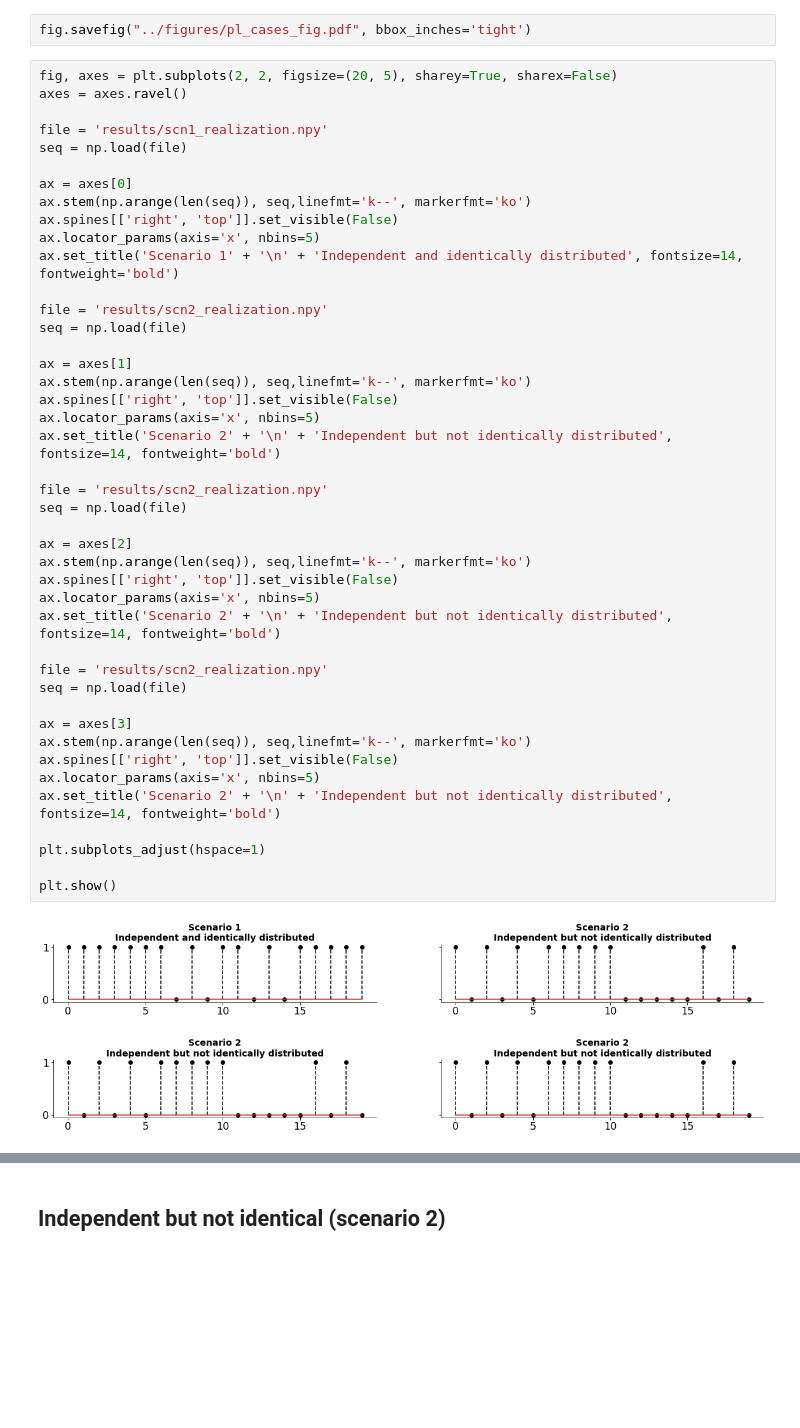
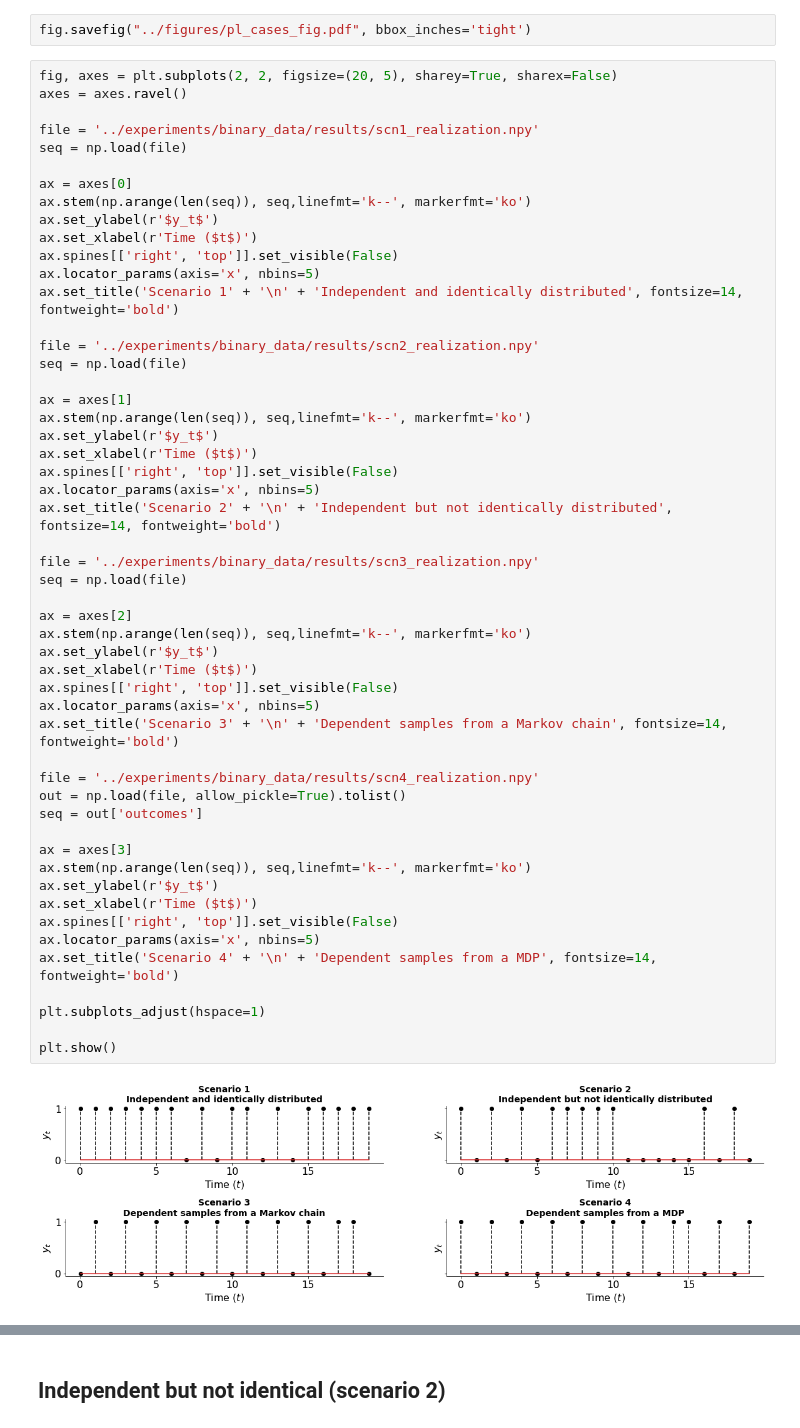
Before and after one commit to YuxinB/ProL, a Jupyter notebook: notebooks/0-final_figures.ipynb, the cells around one changed output, grey strips where cells are left out. Drawn from its saved outputs; the diff is of its cells as text; blank space fills up the shorter version.

```diff
--- a/notebooks/0-final_figures.ipynb
+++ b/notebooks/0-final_figures.ipynb
@@ -103,44 +103,53 @@ fig.savefig("../figures/pl_cases_fig.pdf", bbox_inches='tight')
 fig, axes = plt.subplots(2, 2, figsize=(20, 5), sharey=True, sharex=False)
 axes = axes.ravel()
 
-file = 'results/scn1_realization.npy'
+file = '../experiments/binary_data/results/scn1_realization.npy'
 seq = np.load(file)
 
 ax = axes[0]
 ax.stem(np.arange(len(seq)), seq,linefmt='k--', markerfmt='ko')
+ax.set_ylabel(r'$y_t$')
+ax.set_xlabel(r'Time ($t$)')
 ax.spines[['right', 'top']].set_visible(False)
 ax.locator_params(axis='x', nbins=5)
 ax.set_title('Scenario 1' + '\n' + 'Independent and identically distributed', fontsize=14, fontweight='bold')
 
-file = 'results/scn2_realization.npy'
+file = '../experiments/binary_data/results/scn2_realization.npy'
 seq = np.load(file)
 
 ax = axes[1]
 ax.stem(np.arange(len(seq)), seq,linefmt='k--', markerfmt='ko')
+ax.set_ylabel(r'$y_t$')
+ax.set_xlabel(r'Time ($t$)')
 ax.spines[['right', 'top']].set_visible(False)
 ax.locator_params(axis='x', nbins=5)
 ax.set_title('Scenario 2' + '\n' + 'Independent but not identically distributed', fontsize=14, fontweight='bold')
 
-file = 'results/scn2_realization.npy'
+file = '../experiments/binary_data/results/scn3_realization.npy'
 seq = np.load(file)
 
 ax = axes[2]
 ax.stem(np.arange(len(seq)), seq,linefmt='k--', markerfmt='ko')
+ax.set_ylabel(r'$y_t$')
+ax.set_xlabel(r'Time ($t$)')
 ax.spines[['right', 'top']].set_visible(False)
 ax.locator_params(axis='x', nbins=5)
-ax.set_title('Scenario 2' + '\n' + 'Independent but not identically distributed', fontsize=14, fontweight='bold')
+ax.set_title('Scenario 3' + '\n' + 'Dependent samples from a Markov chain', fontsize=14, fontweight='bold')
 
-file = 'results/scn2_realization.npy'
-seq = np.load(file)
+file = '../experiments/binary_data/results/scn4_realization.npy'
+out = np.load(file, allow_pickle=True).tolist()
+seq = out['outcomes']
 
 ax = axes[3]
 ax.stem(np.arange(len(seq)), seq,linefmt='k--', markerfmt='ko')
+ax.set_ylabel(r'$y_t$')
+ax.set_xlabel(r'Time ($t$)')
 ax.spines[['right', 'top']].set_visible(False)
 ax.locator_params(axis='x', nbins=5)
-ax.set_title('Scenario 2' + '\n' + 'Independent but not identically distributed', fontsize=14, fontweight='bold')
+ax.set_title('Scenario 4' + '\n' + 'Dependent samples from a MDP', fontsize=14, fontweight='bold')
 
 plt.subplots_adjust(hspace=1)
 
 plt.show()
 # %% [output]
-[figure, old version]
+[figure, new version]
```
Also changed, not shown: parts of 2 cells of this notebook, 7 other files.
